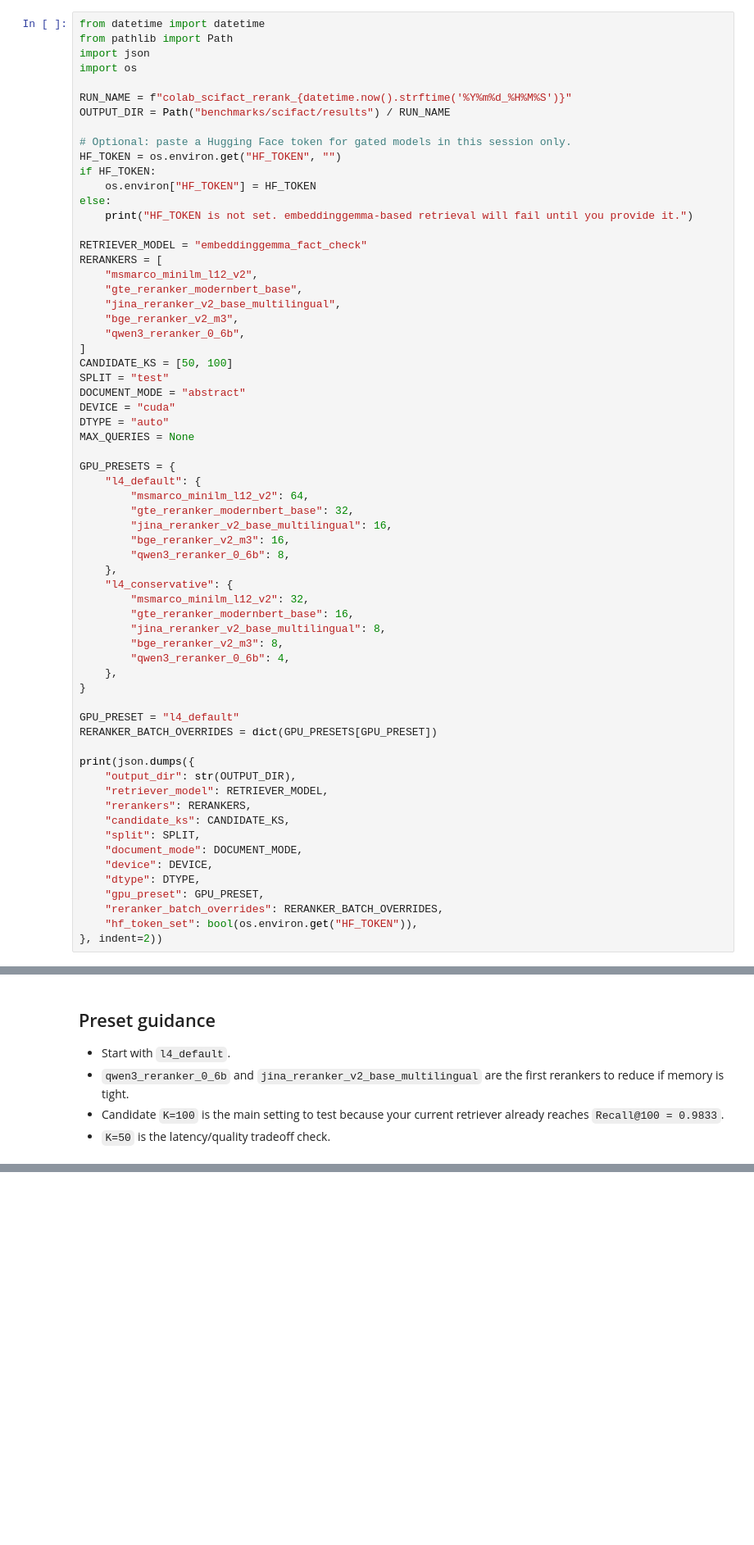
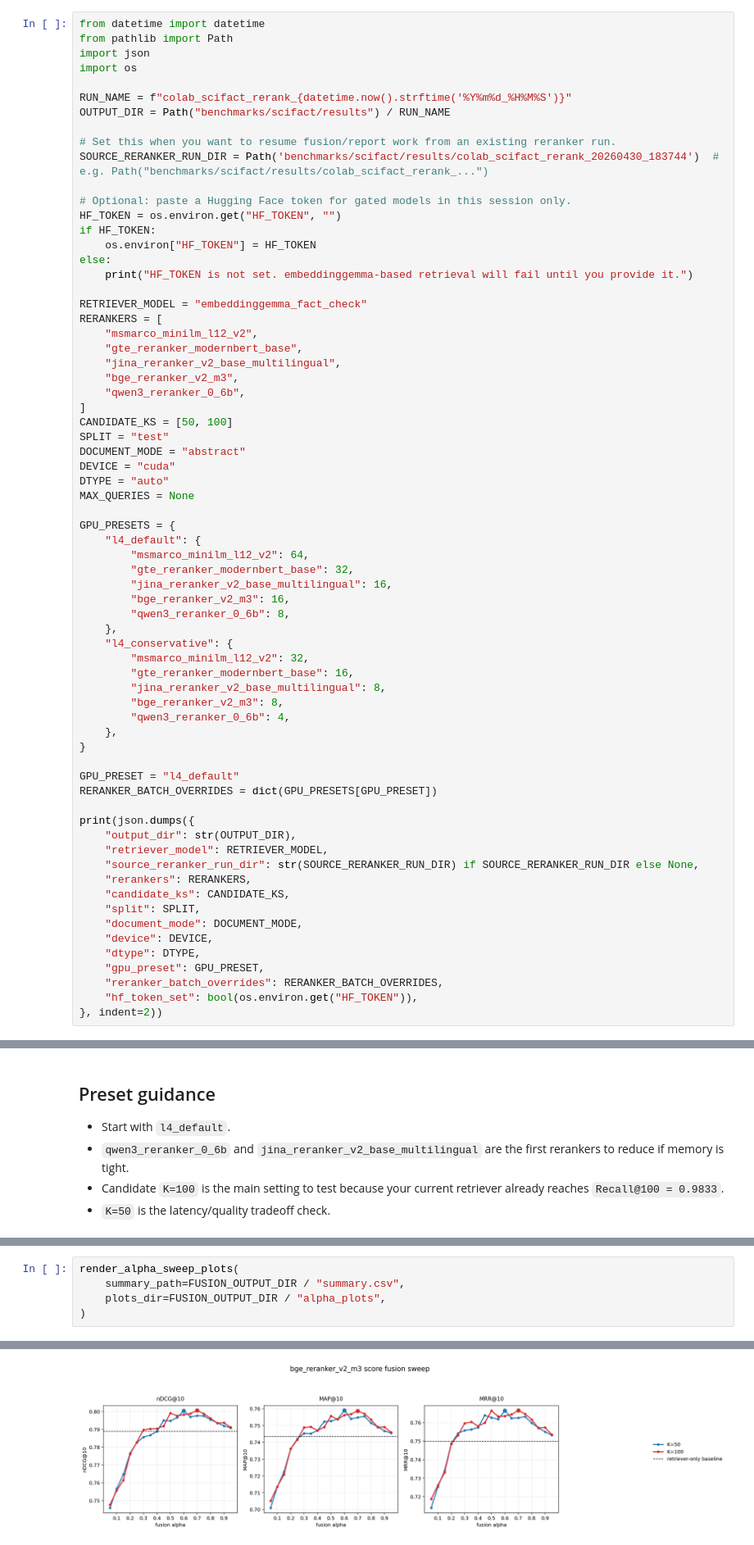
Before and after one commit to Wasiq-Malik/ScholarRAG, a Jupyter notebook: benchmarks/scifact/scifact_reranker_experiment_colab.ipynb, the cells around one changed output, grey strips where cells are left out. Shown at 82% size. Cells and saved outputs as stored; diff of their text form; blank space fills up the shorter version.

Commit message:
finish reranking experiments

```diff
--- a/benchmarks/scifact/scifact_reranker_experiment_colab.ipynb
+++ b/benchmarks/scifact/scifact_reranker_experiment_colab.ipynb
@@ -56,6 +73,9 @@ import os
 
 RUN_NAME = f"colab_scifact_rerank_{datetime.now().strftime('%Y%m%d_%H%M%S')}"
 OUTPUT_DIR = Path("benchmarks/scifact/results") / RUN_NAME
+
+# Set this when you want to resume fusion/report work from an existing reranker run.
+SOURCE_RERANKER_RUN_DIR = Path('benchmarks/scifact/results/colab_scifact_rerank_20260430_183744')  # e.g. Path("benchmarks/scifact/results/colab_scifact_rerank_...")
 
 # Optional: paste a Hugging Face token for gated models in this session only.
 HF_TOKEN = os.environ.get("HF_TOKEN", "")
@@ -102,6 +122,7 @@ RERANKER_BATCH_OVERRIDES = dict(GPU_PRESETS[GPU_PRESET])
 print(json.dumps({
     "output_dir": str(OUTPUT_DIR),
     "retriever_model": RETRIEVER_MODEL,
+    "source_reranker_run_dir": str(SOURCE_RERANKER_RUN_DIR) if SOURCE_RERANKER_RUN_DIR else None,
     "rerankers": RERANKERS,
     "candidate_ks": CANDIDATE_KS,
     "split": SPLIT,
@@ -294,0 +847,6 @@ for name in [
+# %%
+render_alpha_sweep_plots(
+    summary_path=FUSION_OUTPUT_DIR / "summary.csv",
+    plots_dir=FUSION_OUTPUT_DIR / "alpha_plots",
+)
+# %% [output]
@@ -294,0 +865 @@ for name in [
+[figure, added]
```
Also changed, not shown: parts of 24 cells of this notebook, 2 other files.
